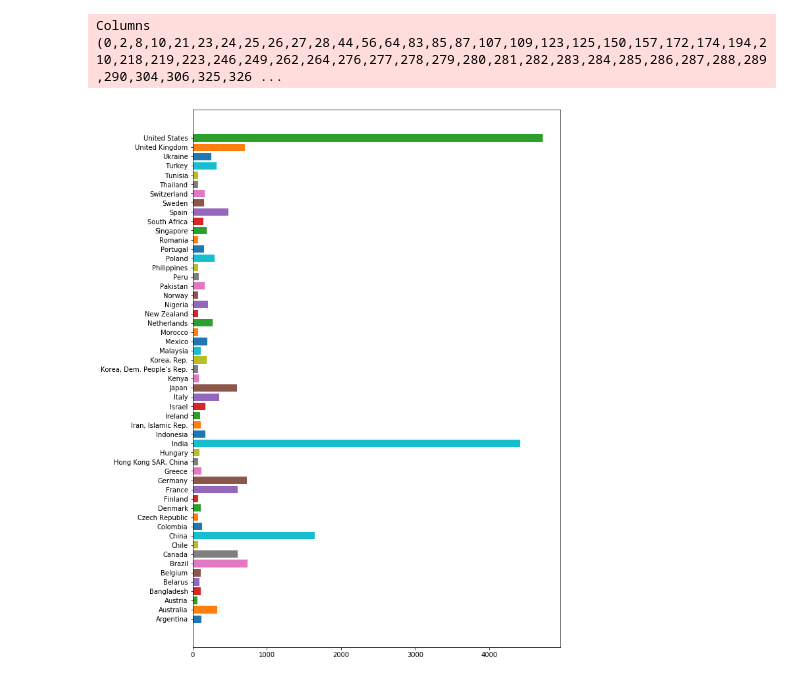
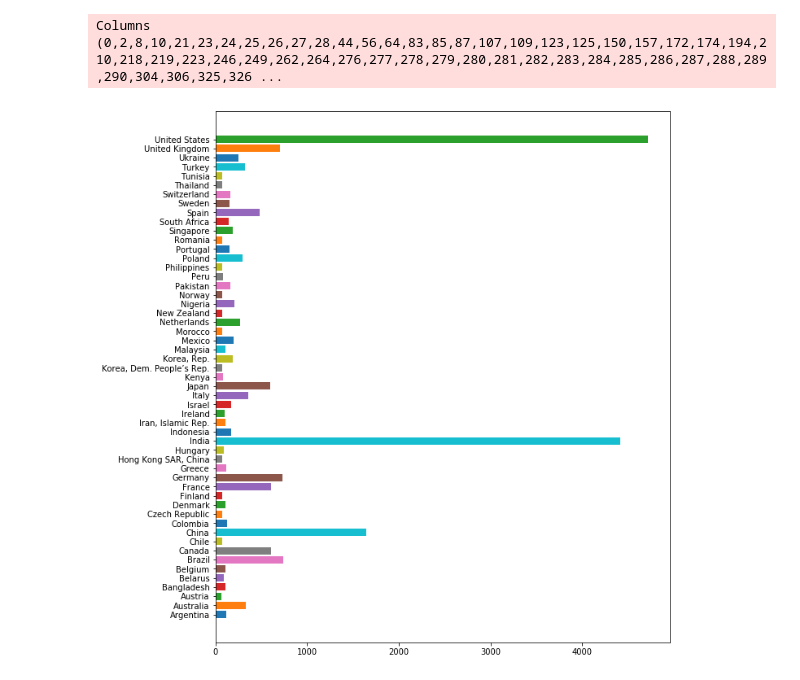
Before and after one commit to JoseMontanaC/JoseAlejandroMontana_Final, a Jupyter notebook: JoseAlejandroMontana_Final.ipynb, the cells around one changed output. Saved outputs shown, nothing was run; the diff lists cells and outputs as text; code cells hidden in the pictures.

```diff
--- a/JoseAlejandroMontana_Final.ipynb
+++ b/JoseAlejandroMontana_Final.ipynb
@@ -12,21 +12,21 @@ Columns (0,2,8,10,21,23,24,25,26,27,28,44,56,64,83,85,87,107,109,123,125,150,157
 # %%
 data=data[data["Q3"]!="I do not wish to disclose my location"]
 a=Counter(data["Q3"])
 a['United States'] = a.pop("United States of America")
 a["United Kingdom"] = a.pop("United Kingdom of Great Britain and Northern Ireland")
 a["Iran, Islamic Rep."] = a.pop("Iran, Islamic Republic of...")
 a["Hong Kong SAR, China"] = a.pop("Hong Kong (S.A.R.)")
 a["Korea, Dem. People’s Rep."] = a.pop("Republic of Korea")
 a["Korea, Rep."] = a.pop("South Korea")
 poblacion=pd.read_csv("https://raw.githubusercontent.com/datasets/population/master/data/population.csv")
 population=poblacion.iloc[2624:]
 population=population[population["Year"]==2016]
 
-plt.figure(figsize=(10,15))
+plt.figure(figsize=(10,12))
 for i in population["Country Name"]:
     if i in a:
         plt.barh(i,a[i])
         v+=1
 plt.show()
 # %% [output]
-[figure, old version]
+[figure, new version]
```
Also changed, not shown: parts of 3 cells of this notebook.
